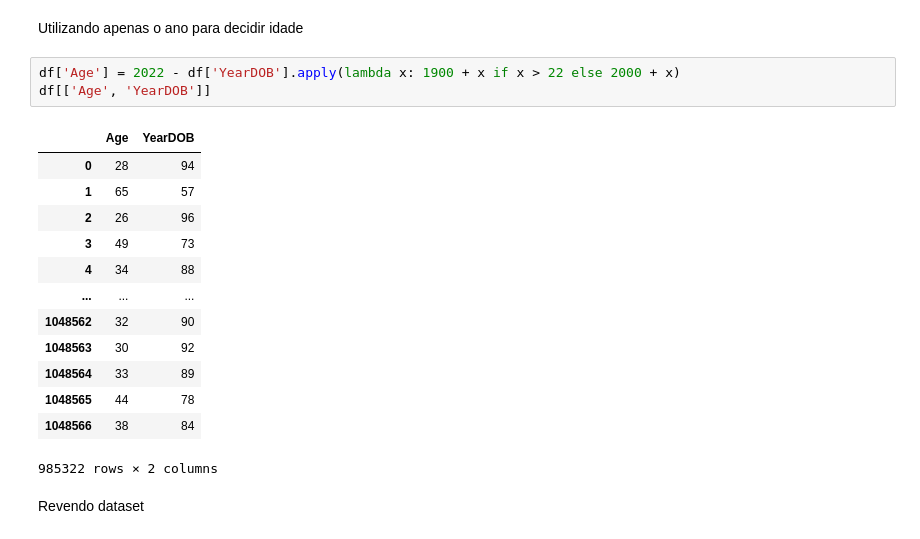
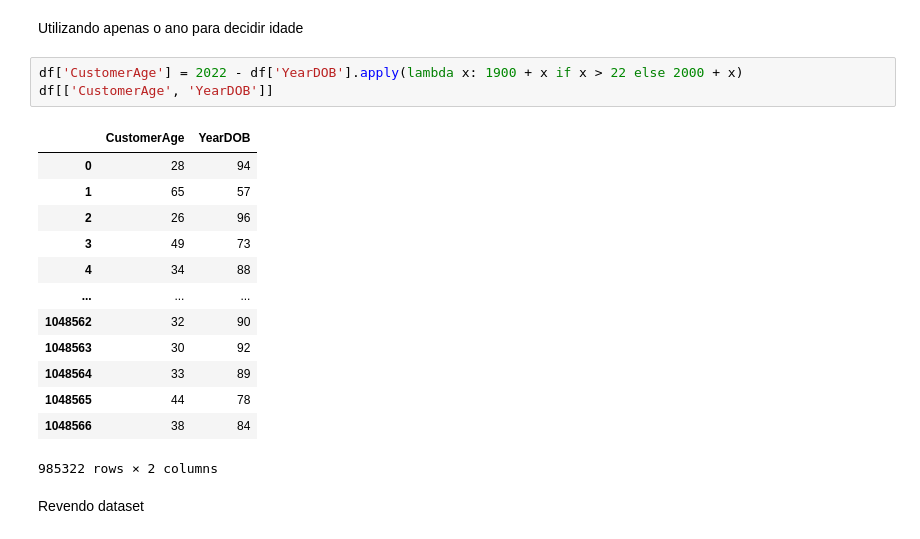
Before and after one commit to tremefabris/am-t2, a Jupyter notebook: bank-transactions-exploration.ipynb, the cells around one changed output. Saved outputs shown, nothing was run; the diff lists cells and outputs as text.

```diff
--- a/bank-transactions-exploration.ipynb
+++ b/bank-transactions-exploration.ipynb
@@ -146,10 +146,10 @@ df
 # %% [markdown]
 Utilizando apenas o ano para decidir idade
 # %%
-df['Age'] = 2022 - df['YearDOB'].apply(lambda x: 1900 + x if x > 22 else 2000 + x)
-df[['Age', 'YearDOB']]
+df['CustomerAge'] = 2022 - df['YearDOB'].apply(lambda x: 1900 + x if x > 22 else 2000 + x)
+df[['CustomerAge', 'YearDOB']]
 # %% [output]
-|  | Age | YearDOB |
+|  | CustomerAge | YearDOB |
 | 0 | 28 | 94 |
 | 1 | 65 | 57 |
 | 2 | 26 | 96 |
```
Also changed, not shown: parts of 34 cells of this notebook.
